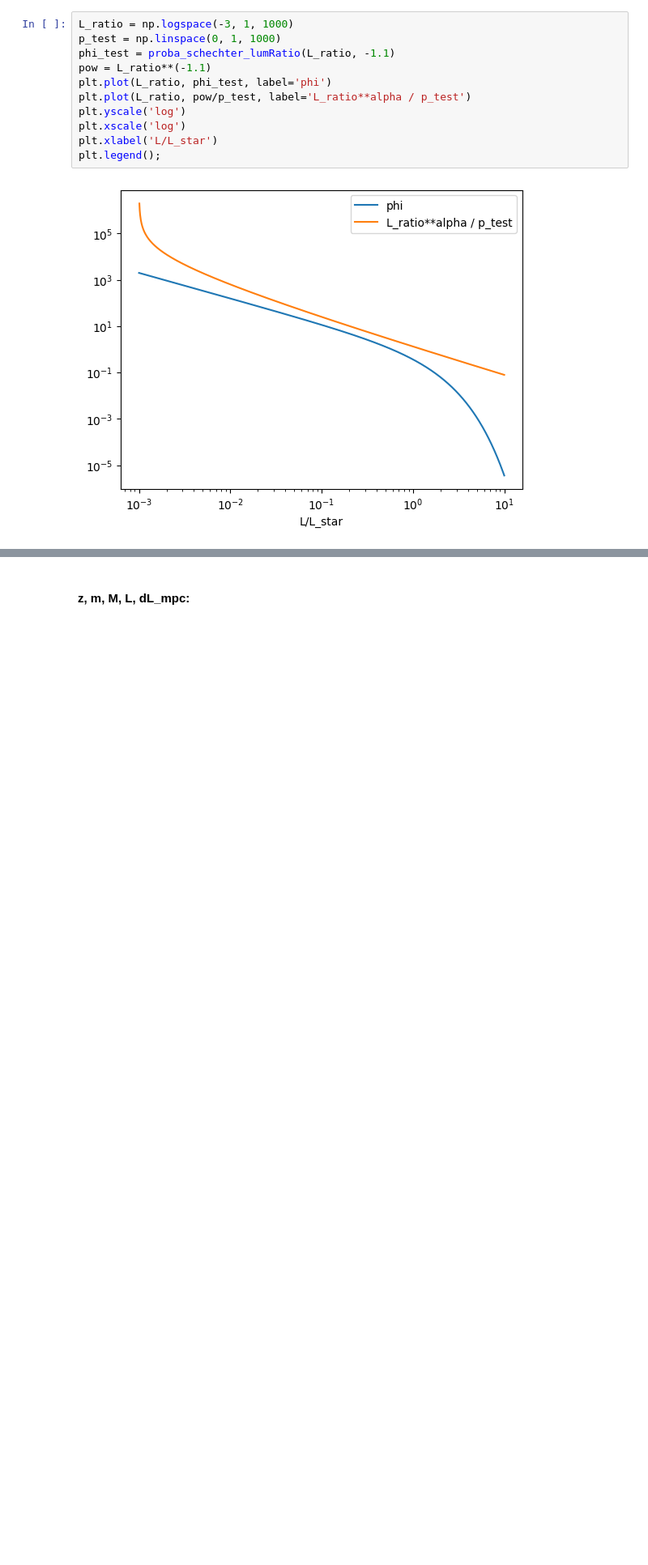
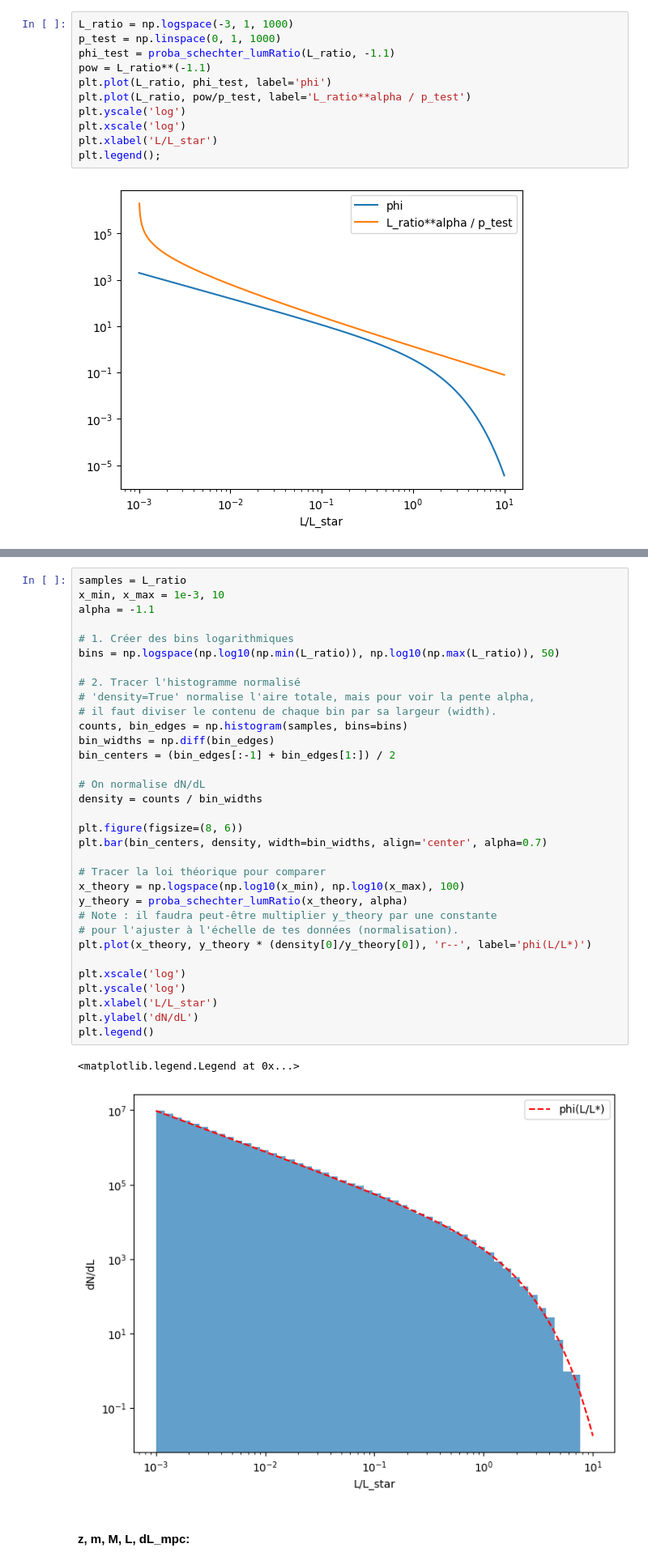
Before and after one commit to johannct/M2_Stage_Code, a Jupyter notebook: Simulation/Magnitude_Schechter.ipynb, the cells around one changed output, grey strips where cells are left out. Shown at 81% size. Saved outputs shown, nothing was run; the diff lists cells and outputs as text; blank space fills up the shorter version.

```diff
--- a/Simulation/Magnitude_Schechter.ipynb
+++ b/Simulation/Magnitude_Schechter.ipynb
@@ -471,3 +512,39 @@ plt.legend();
+# %%
+samples = L_ratio
+x_min, x_max = 1e-3, 10
+alpha = -1.1
+
+# 1. Créer des bins logarithmiques
+bins = np.logspace(np.log10(np.min(L_ratio)), np.log10(np.max(L_ratio)), 50)
+
+# 2. Tracer l'histogramme normalisé
+# 'density=True' normalise l'aire totale, mais pour voir la pente alpha,
+# il faut diviser le contenu de chaque bin par sa largeur (width).
+counts, bin_edges = np.histogram(samples, bins=bins)
+bin_widths = np.diff(bin_edges)
+bin_centers = (bin_edges[:-1] + bin_edges[1:]) / 2
+
+# On normalise dN/dL
+density = counts / bin_widths
+
+plt.figure(figsize=(8, 6))
+plt.bar(bin_centers, density, width=bin_widths, align='center', alpha=0.7)
+
+# Tracer la loi théorique pour comparer
+x_theory = np.logspace(np.log10(x_min), np.log10(x_max), 100)
+y_theory = proba_schechter_lumRatio(x_theory, alpha)
+# Note : il faudra peut-être multiplier y_theory par une constante
+# pour l'ajuster à l'échelle de tes données (normalisation).
+plt.plot(x_theory, y_theory * (density[0]/y_theory[0]), 'r--', label='phi(L/L*)')
+
+plt.xscale('log')
+plt.yscale('log')
+plt.xlabel('L/L_star')
+plt.ylabel('dN/dL')
+plt.legend()
+# %% [output]
+<matplotlib.legend.Legend at 0x...>
+[figure, added]
 # %% [markdown]
 #### z, m, M, L, dL_mpc:
 # %%
```
Also changed, not shown: parts of 4 cells of this notebook, 1 other file.
